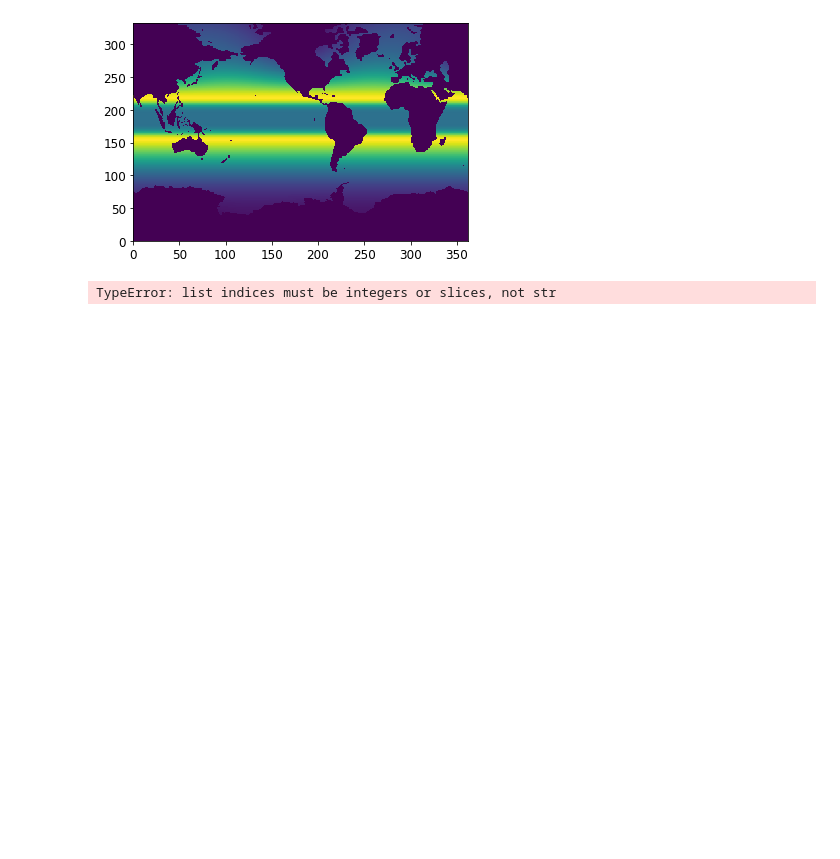
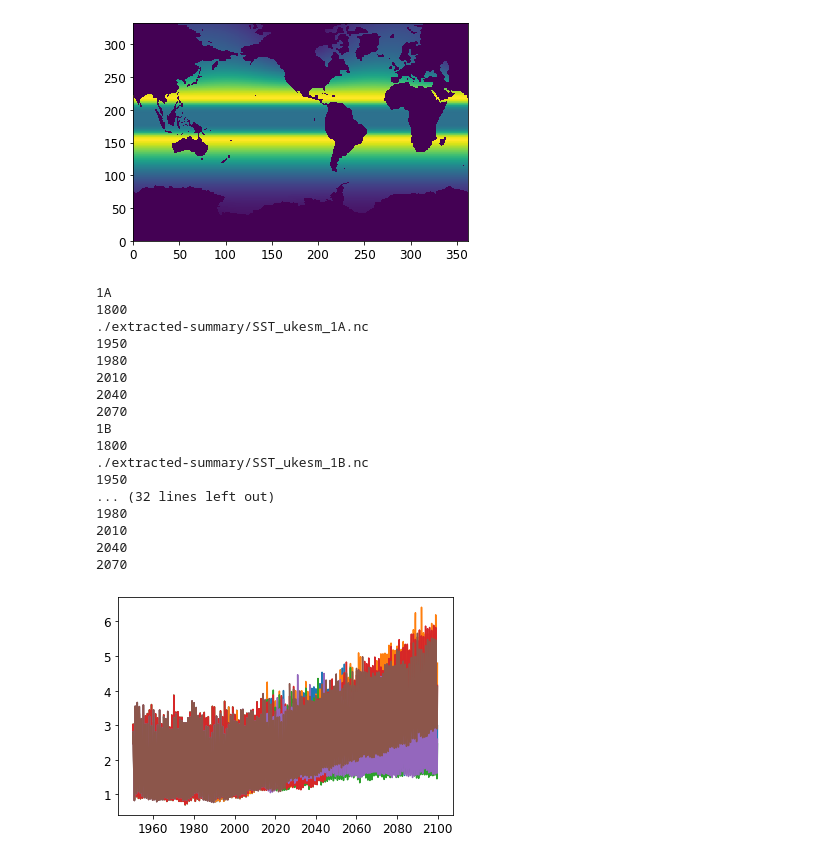
Before and after one commit to tjarnikova/SOZONE, a Jupyter notebook: windAnalyis/oceanFields/SST.ipynb, the cells around one changed output. Saved outputs shown, nothing was run; the diff lists cells and outputs as text; code cells hidden in the pictures; blank space fills up the shorter version.

```diff
--- a/windAnalyis/oceanFields/SST.ipynb
+++ b/windAnalyis/oceanFields/SST.ipynb
@@ -208,50 +208,71 @@ mod = {
         'runid':'TOM12_TJ_PIA1'}
 }
 # %%
-ex = False
+ex = True
 if ex:
     scens = ['1A','1B','2A','2B','3A','3B']
 
     yr = 1950; yre = 2099
 
-    for s in scens:
+    for s in range(0,6):
+        print(scens[s])
 
         times = pd.date_range(f"{yr}/01/01",f"{yre+1}/01/01",freq='MS',closed='left')
         print(len(times))
-        savenam = f'./extracted-summary/somxl010_ukesm_{s}.nc'
+        savenam = f'./extracted-summary/SST_ukesm_{scens[s]}.nc'
+        print(savenam)
         ind = 0
         vals = np.zeros(len(times))
         for y in range(yr,yre+1):
             if (y%30 == 0):
                 print(y)
 
 
 
-            tdir = '/gpfs/data/greenocean/software/resources/MEDUSA/ukesm_allscen_gridT_mld/'
-            w = xr.open_dataset(f'{tdir}/nemo_scen_{s}_1m_{y}_fy_grid-T.nc')
-            tmld = w.sel(y=slice(0,114)).weighted(mm_med['area'].sel(y=slice(0,114))).mean(dim = ['x','y'])
-            vals[ind:ind+12] = tmld.somxl010.values
+            tdir = '/gpfs/data/greenocean/software/resources/MEDUSA/ukesm_allscen_gridT_TS/'
+            w = xr.open_dataset(f'{tdir}/nemo_scen_{scens[s]}_1m_{y}_fy_grid-T.nc')
+            tmld = w.isel(deptht=0).sel(y=slice(0,114)).weighted(mm_med['area'].sel(y=slice(0,114))).mean(dim = ['x','y'])
+            vals[ind:ind+12] = tmld.thetao.values
             ind = ind+12
 
 
-        data_vars = {'somxl010':(['time_counter'], vals,
-        {'units': 'm',
-        'long_name':'mld by 010 crit'}),
+        data_vars = {'tos':(['time_counter'], vals,
+        {'units': 'degC',
+        'long_name':'SST'}),
         }
         # define coordinates
         coords = {'time_counter': (['time_counter'], times),
                 }
         # define global attributes
-        attrs = {'made in':'SOZONE/windAnalyis/oceanFields/MLD.ipynb',
+        attrs = {'made in':'SOZONE/windAnalyis/oceanFields/SST.ipynb',
         'desc': ''
         }
         ds = xr.Dataset(data_vars=data_vars,
         coords=coords,
         attrs=attrs)
         ds.to_netcdf(savenam)
-        plt.plot(ds.time_counter, ds.somxl010)
+        plt.plot(ds.time_counter, ds.tos)
+# %% [output]
+1A
+1800
+./extracted-summary/SST_ukesm_1A.nc
+1950
+1980
+2010
+2040
+2070
+1B
+1800
+./extracted-summary/SST_ukesm_1B.nc
+1950
+... (32 lines left out)
+1980
+2010
+2040
+2070
+[figure, added]
 # %%
-ex = True
+ex = False
 if ex:
     scens = ['1A','1B','2A','2B','3A','3B']
 
@@ -261,7 +282,7 @@ if ex:
         print(scens[s])
         times = pd.date_range(f"{yr}/01/01",f"{yre+1}/01/01",freq='MS',closed='left')
         print(len(times))
-        savenam = f'./extracted-summary/somxl010_tom_{s}A6.nc'
+        savenam = f'./extracted-summary/SST_tom_{scens[s]}A6.nc'
         ind = 0
         vals = np.zeros(len(times))
         for y in range(yr,yre+1):
@@ -269,26 +290,23 @@ if ex:
                 print(y)
             tdir = f'/gpfs/data/greenocean/software/runs/TOM12_TJ_{scens[s]}A6/'
             w = xr.open_dataset(f'{tdir}ORCA2_1m_{y}0101_{y}1231_grid_T.nc')
-            tmld = w.mldr10_1.sel(y=slice(0,37)).weighted(mm_tom['area'].sel(y=slice(0,37))).mean(dim = ['x','y'])
+            tmld = w.tos.sel(y=slice(0,37)).weighted(mm_tom['area'].sel(y=slice(0,37))).mean(dim = ['x','y'])
             vals[ind:ind+12] = tmld.values
             ind = ind+12
 
 
-        data_vars = {'somxl010':(['time_counter'], vals,
-        {'units': 'm',
-        'long_name':'mld by 010 crit'}),
+        data_vars = {'tos':(['time_counter'], vals,
+        {'units': 'degC',
+        'long_name':'SST'}),
         }
         # define coordinates
         coords = {'time_counter': (['time_counter'], times),
                 }
         # define global attributes
-        attrs = {'made in':'SOZONE/windAnalyis/oceanFields/MLD.ipynb',
+        attrs = {'made in':'SOZONE/windAnalyis/oceanFields/SST.ipynb',
         'desc': ''
         }
         ds = xr.Dataset(data_vars=data_vars,
         coords=coords,
         attrs=attrs)
         ds.to_netcdf(savenam)
-        plt.plot(ds.time_counter, ds.somxl010)
-# %% [output]
-TypeError: list indices must be integers or slices, not str
```
Also changed, not shown: parts of 7 cells of this notebook, 1 other file.
